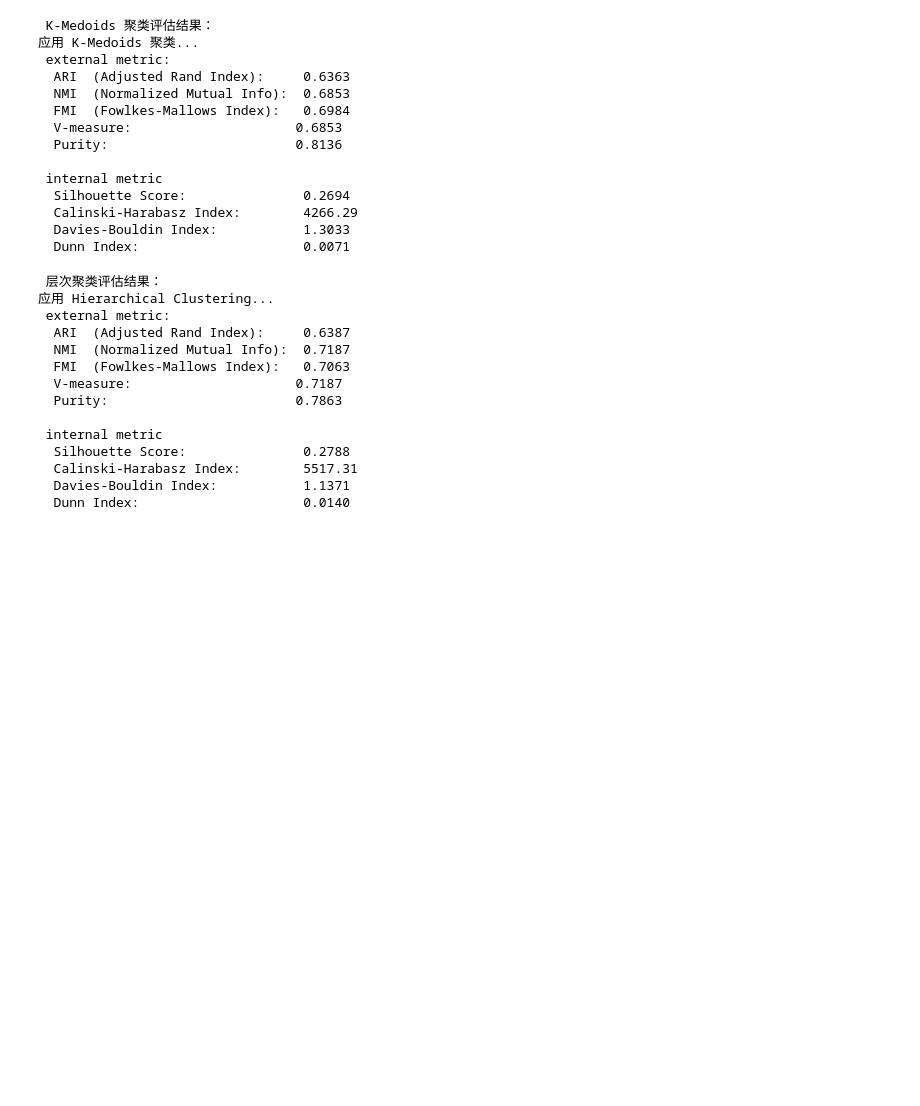
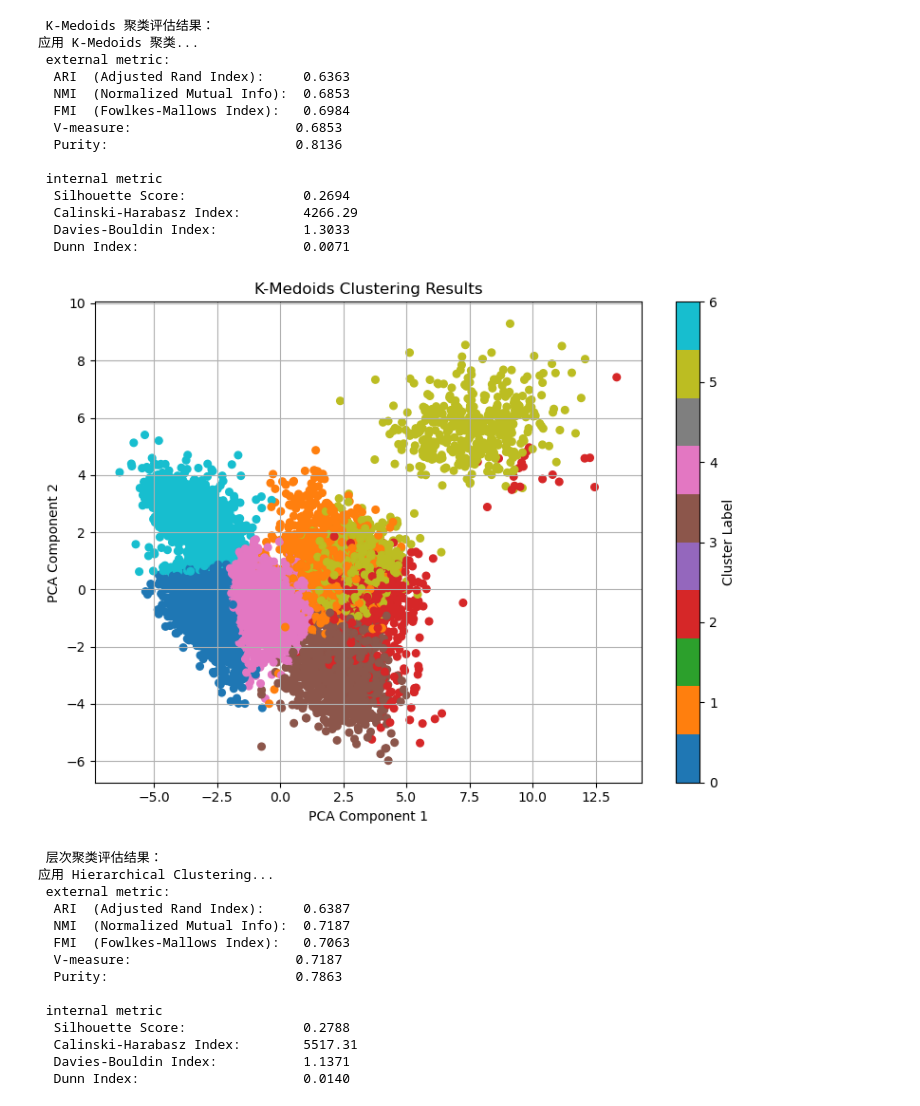
Before and after one commit to yyu-netize/ML_project_dsaa2011, a Jupyter notebook: preprocessing/basic.ipynb, the cells around one changed output. Drawn from its saved outputs; the diff is of its cells as text; code cells hidden in the pictures; blank space fills up the shorter version.

```diff
--- a/preprocessing/basic.ipynb
+++ b/preprocessing/basic.ipynb
@@ -412,6 +441,12 @@ evaluate_clustering(X_train_scaled, y_train, kmedoids_labels)
   Calinski-Harabasz Index:        4266.29
   Davies-Bouldin Index:           1.3033
   Dunn Index:                     0.0071
+# %%
+# Part three: Clustering
+# visual the clustering results
+visualize_clusters(X_train_scaled, kmedoids_labels, title="K-Medoids Clustering Results")
+# %% [output]
+[figure, added]
 # %%
 # Part three: Clustering
 # Hierarchical Clustering
```
Also changed, not shown: parts of 9 cells of this notebook, 4 other files.
